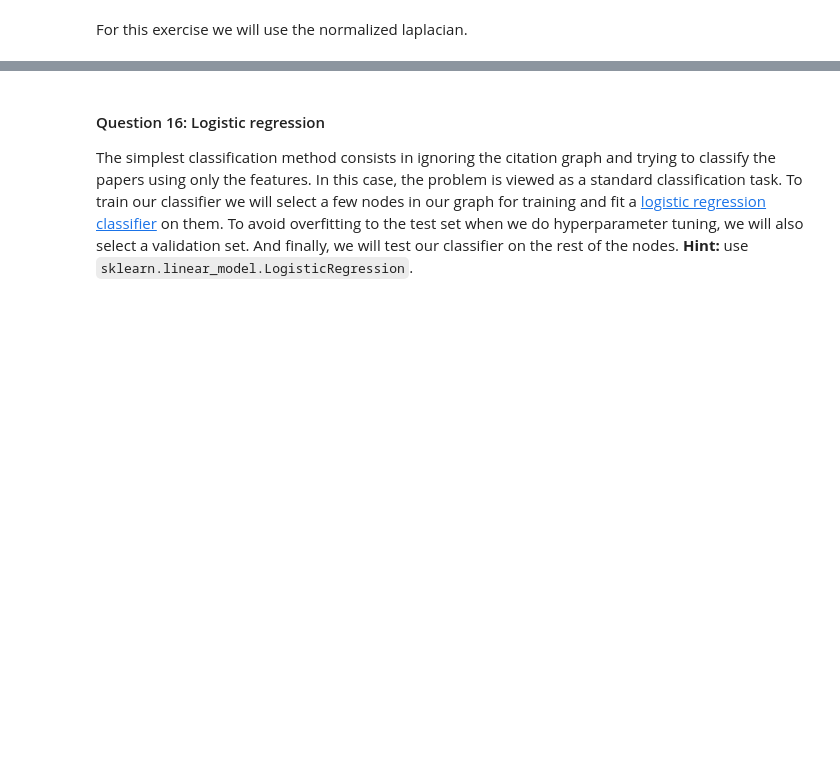
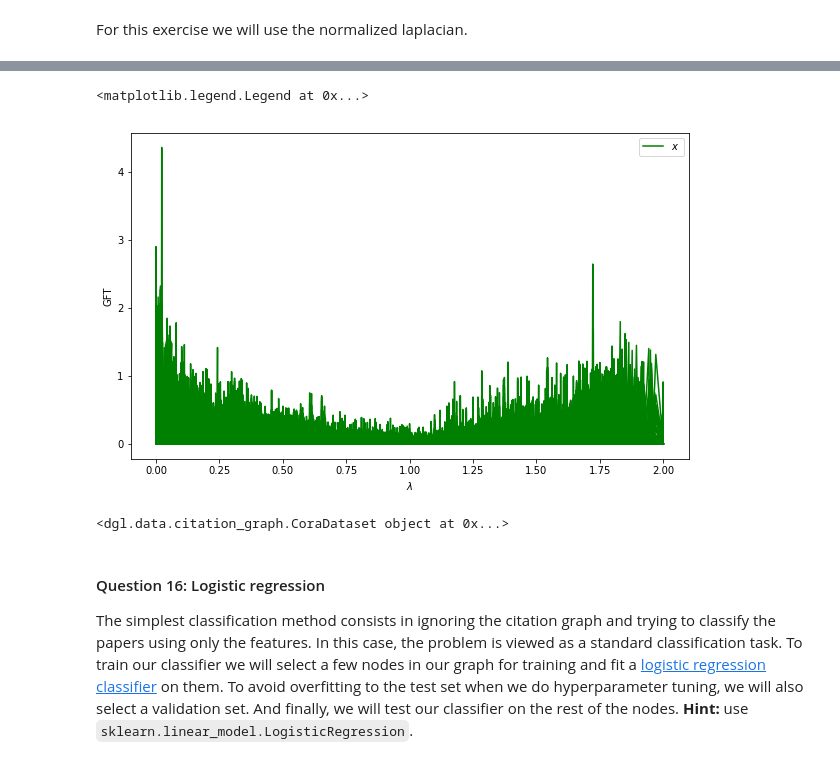
Before and after one commit to JelenaBanjac/network-science-and-graphs, a Jupyter notebook: 2_learning_with_graphs.ipynb, the cells around one changed output, grey strips where cells are left out. Saved outputs shown, nothing was run; the diff lists cells and outputs as text; code cells hidden in the pictures; blank space fills up the shorter version.

```diff
--- a/2_learning_with_graphs.ipynb
+++ b/2_learning_with_graphs.ipynb
@@ -818,3 +832,16 @@ lam_max = np.max(lam)
+# %%
+plt.figure(figsize=(10, 6))
+plt.plot(lam, np.abs(GFT(adjacency)), 'g-')
+plt.xlabel('$\lambda$')
+plt.ylabel('GFT')
+plt.legend(['$x$'])
+# %% [output]
+<matplotlib.legend.Legend at 0x...>
+[figure, added]
+# %%
+print(cora)
+# %% [output]
+<dgl.data.citation_graph.CoraDataset object at 0x...>
 # %% [markdown]
 #### Question 16: Logistic regression
 
```
Also changed, not shown: parts of 24 cells of this notebook.
